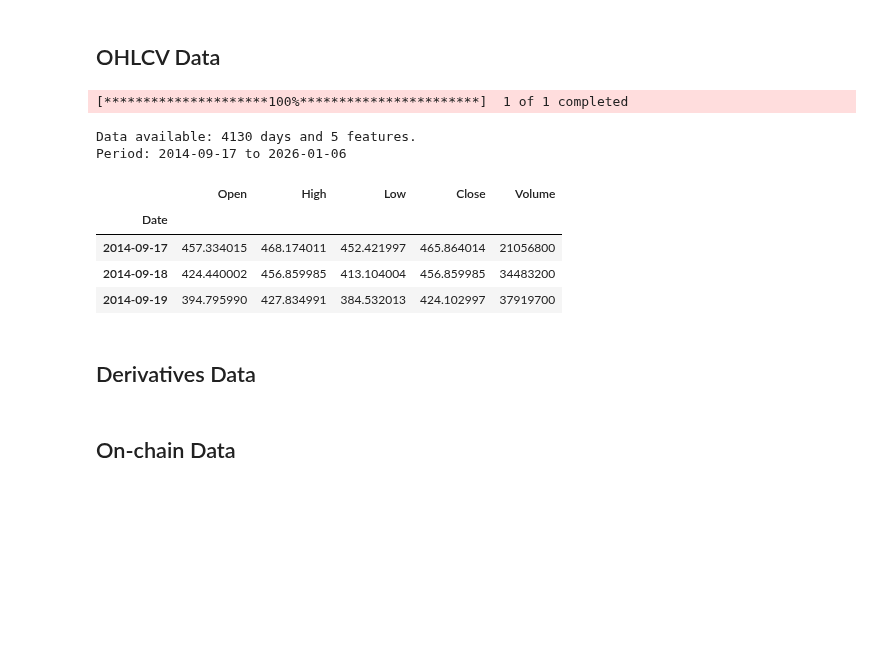
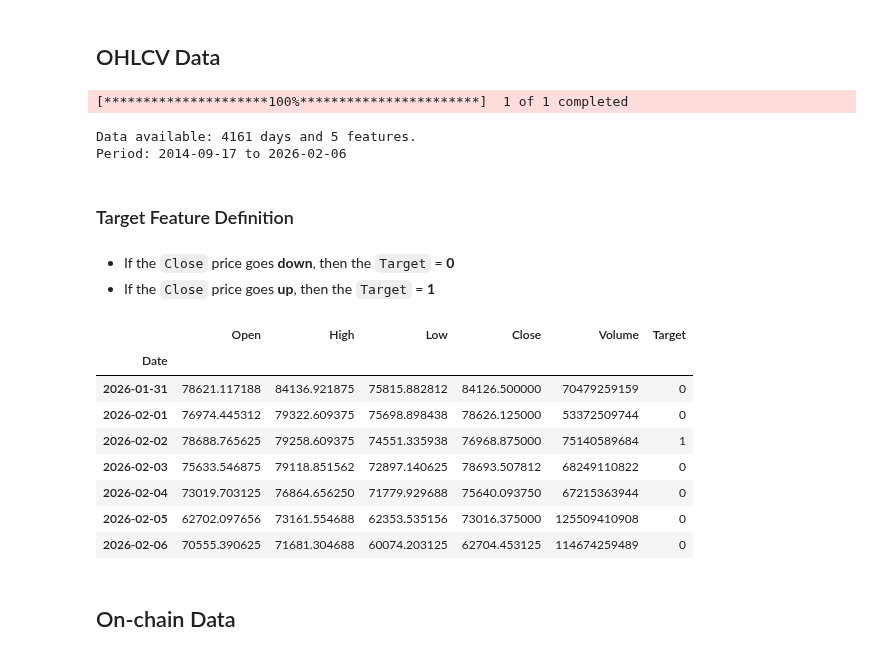
Before and after one commit to pterletskiy/BTC_KAN_AFML, a Jupyter notebook: MFW_data_retrieval.ipynb, the cells around one changed output. Saved outputs shown, nothing was run; the diff lists cells and outputs as text; code cells hidden in the pictures; blank space fills up the shorter version.

```diff
--- a/MFW_data_retrieval.ipynb
+++ b/MFW_data_retrieval.ipynb
@@ -52,22 +61,38 @@ print("✅ Libraries imported successfully!")
 # %%
 # Download BTC ohlcv data from Yahoo Finance
 ticker = 'BTC-USD'
-btc_data_raw = yf.download(ticker, start="2014-09-17", end="2026-01-17", interval="1d")
-btc_data_raw.columns = ['Open', 'High', 'Low', 'Close', 'Volume']
-print(f"\nData available: {btc_data_raw.shape[0]} days and {btc_data_raw.shape[1]} features.")
-print(f"Period: {btc_data_raw.index[0].date()} to {btc_data_raw.index[-1].date()}")
-btc_data_raw.head(3)
+ohlcv_btc_data = yf.download(ticker, start="2014-09-17", end="2026-02-07", interval="1d")
+ohlcv_btc_data.columns = ['Open', 'High', 'Low', 'Close', 'Volume']
+print(f"\nData available: {ohlcv_btc_data.shape[0]} days and {ohlcv_btc_data.shape[1]} features.")
+print(f"Period: {ohlcv_btc_data.index[0].date()} to {ohlcv_btc_data.index[-1].date()}")
 # %% [output]
 [*********************100%***********************]  1 of 1 completed
-Data available: 4130 days and 5 features.
-Period: 2014-09-17 to 2026-01-06
+Data available: 4161 days and 5 features.
+Period: 2014-09-17 to 2026-02-06
-|  | Open | High | Low | Close | Volume |
-| Date |  |  |  |  |  |
-| 2014-09-17 | 457.334015 | 468.174011 | 452.421997 | 465.864014 | 21056800 |
-| 2014-09-18 | 424.440002 | 456.859985 | 413.104004 | 456.859985 | 34483200 |
-| 2014-09-19 | 394.795990 | 427.834991 | 384.532013 | 424.102997 | 37919700 |
-# %% [markdown]
-## Derivatives Data
+# %% [markdown]
+### Target Feature Definition
+# %% [markdown]
+* If the `Close` price goes **down**, then the `Target` = **0**
+* If the `Close` price goes **up**, then the `Target` = **1**
+# %%
+# Compute next day's close (shift backward) and give binary direction to the target variable
+ohlcv_btc_data['Close_t+1'] = ohlcv_btc_data['Close'].shift(-1)
+ohlcv_btc_data['Target'] = (ohlcv_btc_data['Close_t+1'] > ohlcv_btc_data['Close']).astype(int)
+
+# Drop rows where Target is NaN (last row of dataset) and remove the helper column 'Close_t+1'
+ohlcv_btc_data.dropna(subset=['Target'], inplace=True)
+ohlcv_btc_data.drop(columns=['Close_t+1'], inplace=True)
+ohlcv_btc_data.tail(7)
+# %% [output]
+|  | Open | High | Low | Close | Volume | Target |
+| Date |  |  |  |  |  |  |
+| 2026-01-31 | 78621.117188 | 84136.921875 | 75815.882812 | 84126.500000 | 70479259159 | 0 |
+| 2026-02-01 | 76974.445312 | 79322.609375 | 75698.898438 | 78626.125000 | 53372509744 | 0 |
+| 2026-02-02 | 78688.765625 | 79258.609375 | 74551.335938 | 76968.875000 | 75140589684 | 1 |
+| 2026-02-03 | 75633.546875 | 79118.851562 | 72897.140625 | 78693.507812 | 68249110822 | 0 |
+| 2026-02-04 | 73019.703125 | 76864.656250 | 71779.929688 | 75640.093750 | 67215363944 | 0 |
+| 2026-02-05 | 62702.097656 | 73161.554688 | 62353.535156 | 73016.375000 | 125509410908 | 0 |
+| 2026-02-06 | 70555.390625 | 71681.304688 | 60074.203125 | 62704.453125 | 114674259489 | 0 |
 # %% [markdown]
 ## On-chain Data
 # %% [markdown]
```
Also changed, not shown: parts of 23 cells of this notebook.
